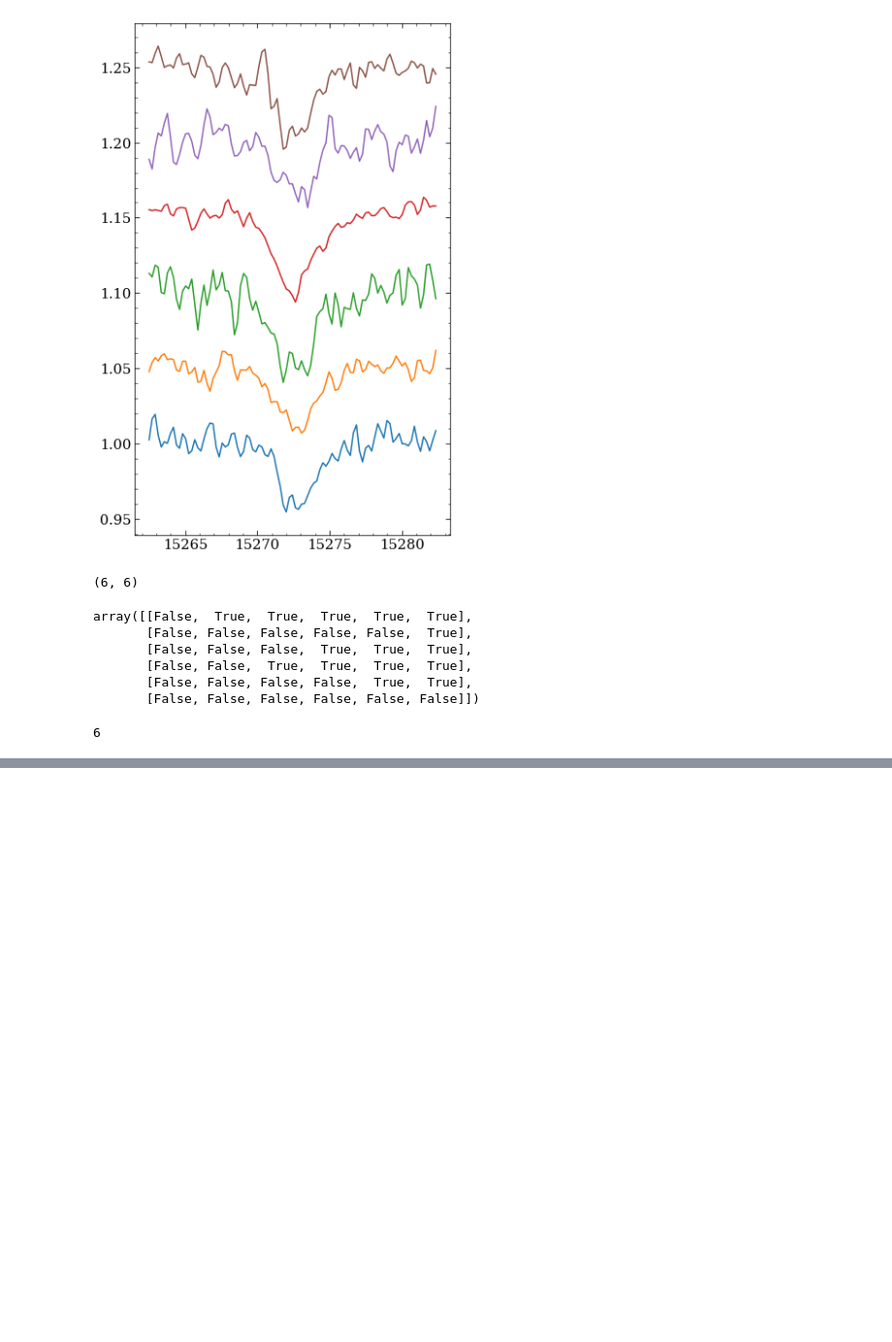
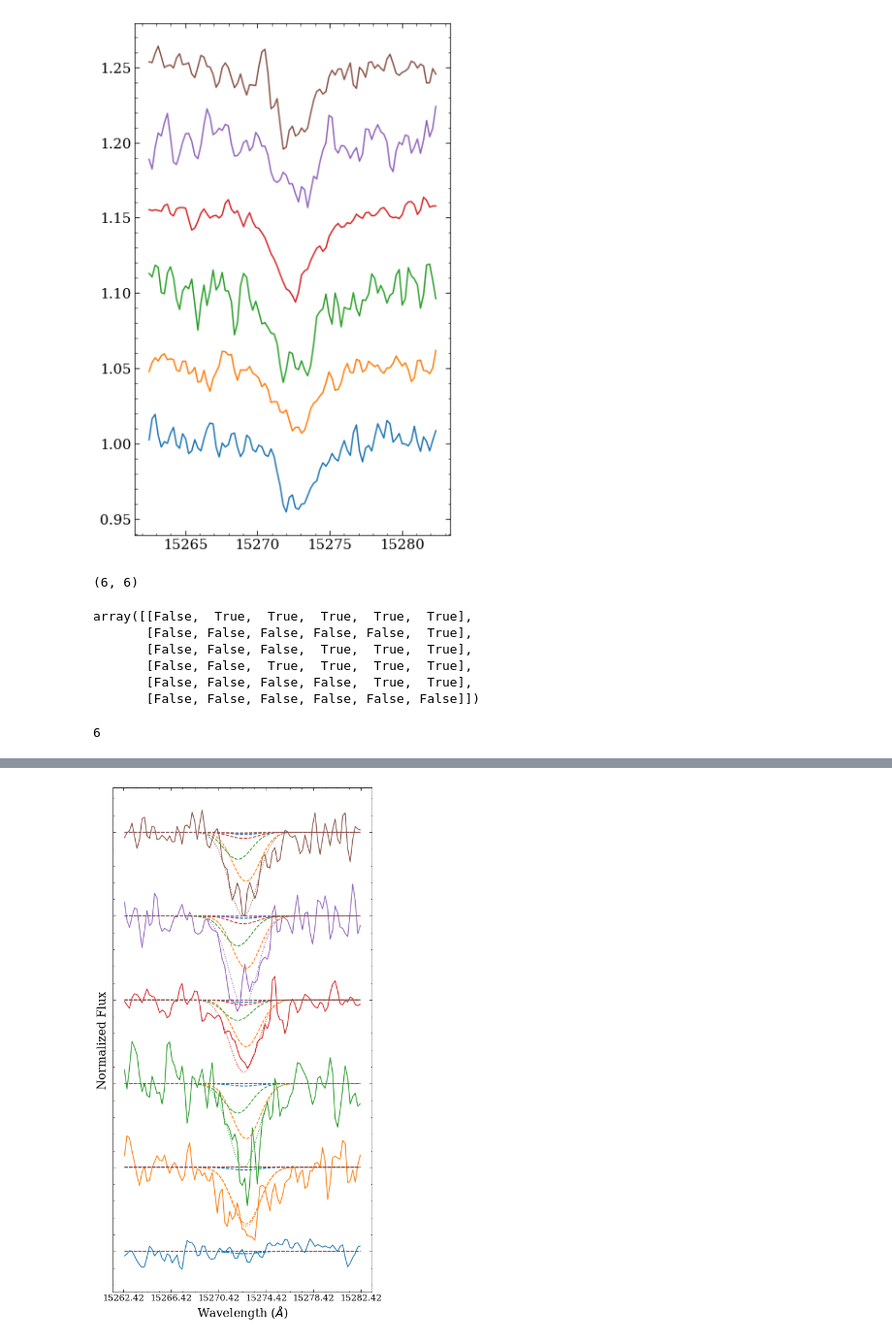
Before and after one commit to aidantmcb/CACloudKT, a Jupyter notebook: 230530_CACloudKT_v2.ipynb, the cells around one changed output, grey strips where cells are left out. Shown at 97% size. Cells and saved outputs as stored; diff of their text form; code cells hidden in the pictures; blank space fills up the shorter version.

```diff
--- a/230530_CACloudKT_v2.ipynb
+++ b/230530_CACloudKT_v2.ipynb
@@ -597,3 +609,86 @@ def make_corner(sampler, labels, minval = 50):
 # labels = ['RVELO1', 'RVELO2', 'RVELO3', 'RVELO4', 'RVELO5', 'RVELO6', 'RVELO7']
 # make_corner(samp1, labels = labels)
 # make_corner(sampler, labels = None, minval = 9700)
+# %%
+def model_signals_thing(rvelo, sl, dAVdd):
+    # dAVdd = sl.dAVdd
+    signals = np.zeros((len(sl.stars), len(wavs_window)))
+    unsummed_signals = np.zeros((len(sl.stars), len(sl.bins)-1,len(wavs_window)))
+    print(signals.shape, unsummed_signals.shape)
+    peak_wavelength = dopplershift(rvelo)
+    wavs_grid = np.tile(wavs_window, (len(sl.bins) - 1, 1))
+    voxel_DIB_unscaled = np.exp(-(wavs_grid - peak_wavelength[:, np.newaxis])**2 / (2 * sigma0**2))
+    amp = Differential_Amplitude(dAVdd, sl.bins[1:]-sl.bins[:-1])
+
+    def single_signal(amp, bindex):
+        amp[bindex:] = 0 # THIS MIGHT NEED TO BE -1
+        print(amp)
+
+        voxel_DIB_scaled = -voxel_DIB_unscaled *  amp[:, np.newaxis]
+        summed_DIB = np.sum(voxel_DIB_scaled, axis = 0)
+        # continuum = lambda x, m, b : m * (x - lambda0) + b
+        # cont = continuum(wavs_window, 0, b)
+        return summed_DIB  + 1, voxel_DIB_scaled
+
+
+    for i in range(len(sl.stars)):
+        star = sl.stars[i]
+        dAVdd_star = dAVdd[i, :]
+        # amp = Differential_Amplitude(dAVdd_star, self.bins[1:]-self.bins[:-1])
+        amp = Differential_Amplitude(dAVdd_star, 5)
+
+        bin_index = sl.bin_inds[i]
+        # signals[i, :] = single_signal(bin_index)
+        signals[i, :], unsummed_signals[i, :, :] = single_signal(amp, bin_index)
+
+    return signals, unsummed_signals
+
+def plot_DIBS_thing(sampler, sl = a):
+    fig, ax = plt.subplots(figsize = (8, 16))
+    # ax.plot(wavs_window, dstack1, label = '300-480 pc')
+    # ax.plot(wavs_window, dstack2, label = '480-800 pc')
+    ndim = len(sl.voxel_dAVdd)
+    nstars = len(sl.stars)
+
+    samples = sampler.chain[:, 50:, :].reshape((-1, sampler.chain.shape[-1]))
+
+    medians = np.nanmedian(samples[50:, :], axis = 0)
+
+    # med_dAV_dd = np.nanmedian(samples[50:, :], axis = 0)
+
+    # print(medians)
+    med_velo = medians[:ndim]
+
+    med_dAV_dd = medians[ndim:].reshape(-1, ndim)
+    # med_dAV_dd = np.tile(med_dAV_dd, len(sl.stars)).reshape(len(sl.stars), -1)
+
+    order_inds = np.array(np.argsort(sl.stars['DIST']))
+    print(order_inds)
+
+    signal_recreated, signal_recreated_unsummed = model_signals_thing(med_velo, sl, med_dAV_dd)
+    print('sru shape ', signal_recreated_unsummed.shape)
+    # for i in range(len(sl.voxel_dAVdd)):
+    for i in range(len(order_inds)):
+        ii = order_inds[i]
+        # signal_recreated_here = sl.model_signals(med_velo[i], dAVdd = med_dAV_dd[i, :])
+        ax.plot(wavs_window, sl.signals[ii, :] + 0.05 * i, color = 'C{}'.format(i))
+        ax.plot(wavs_window, signal_recreated[ii, :] + 0.05 * i , color = 'C{}'.format(i), linestyle = 'dotted',)# label = 'recreated signal')
+
+        for j in range(len(sl.bins)-1):
+            ax.plot(wavs_window, signal_recreated_unsummed[ii, j, : ] + 1 + 0.05 * i, color='C{}'.format(j), linestyle = 'dashed', alpha = 1)
+
+    ax.legend(loc = 'lower left', fontsize = 20)
+
+    ax.set_xlabel('Wavelength ($\AA$)', fontsize = 20)
+    ax.set_ylabel('Normalized Flux', fontsize = 20)
+    fig.set_facecolor('white')
+
+    ax.set_xticks(np.arange(lambda0-10, lambda0 + 12, 4))
+    ax.set_yticklabels('')
+    # plt.savefig('../figures/realdata_outputs.png')
+
+
+    plt.show()
+
+plot_DIBS_thing(sampler, sl = a)
+# %% [output]
@@ -599,0 +705 @@ def make_corner(sampler, labels, minval = 50):
+[figure, added]
```
Also changed, not shown: parts of 19 cells of this notebook, 3 other files.
